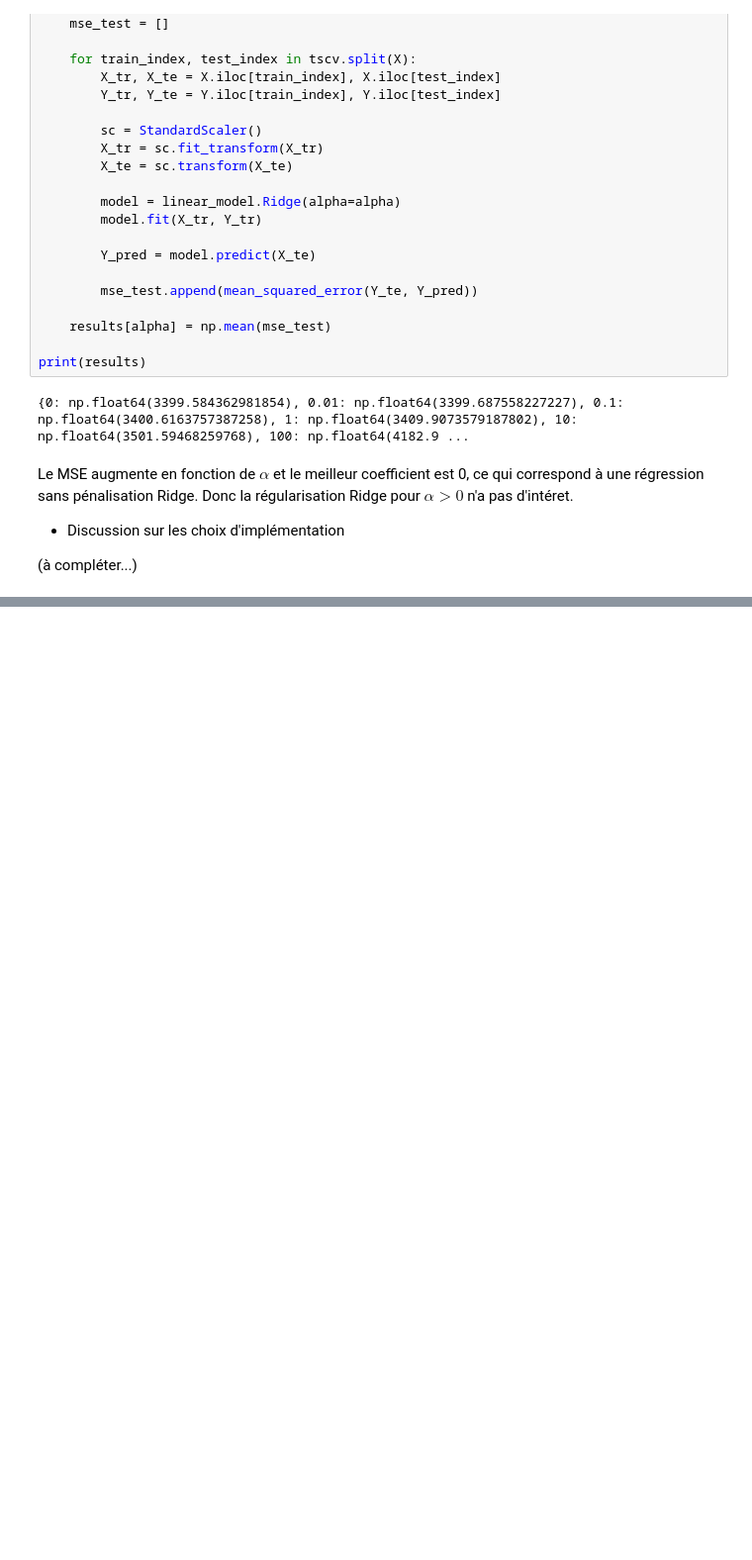
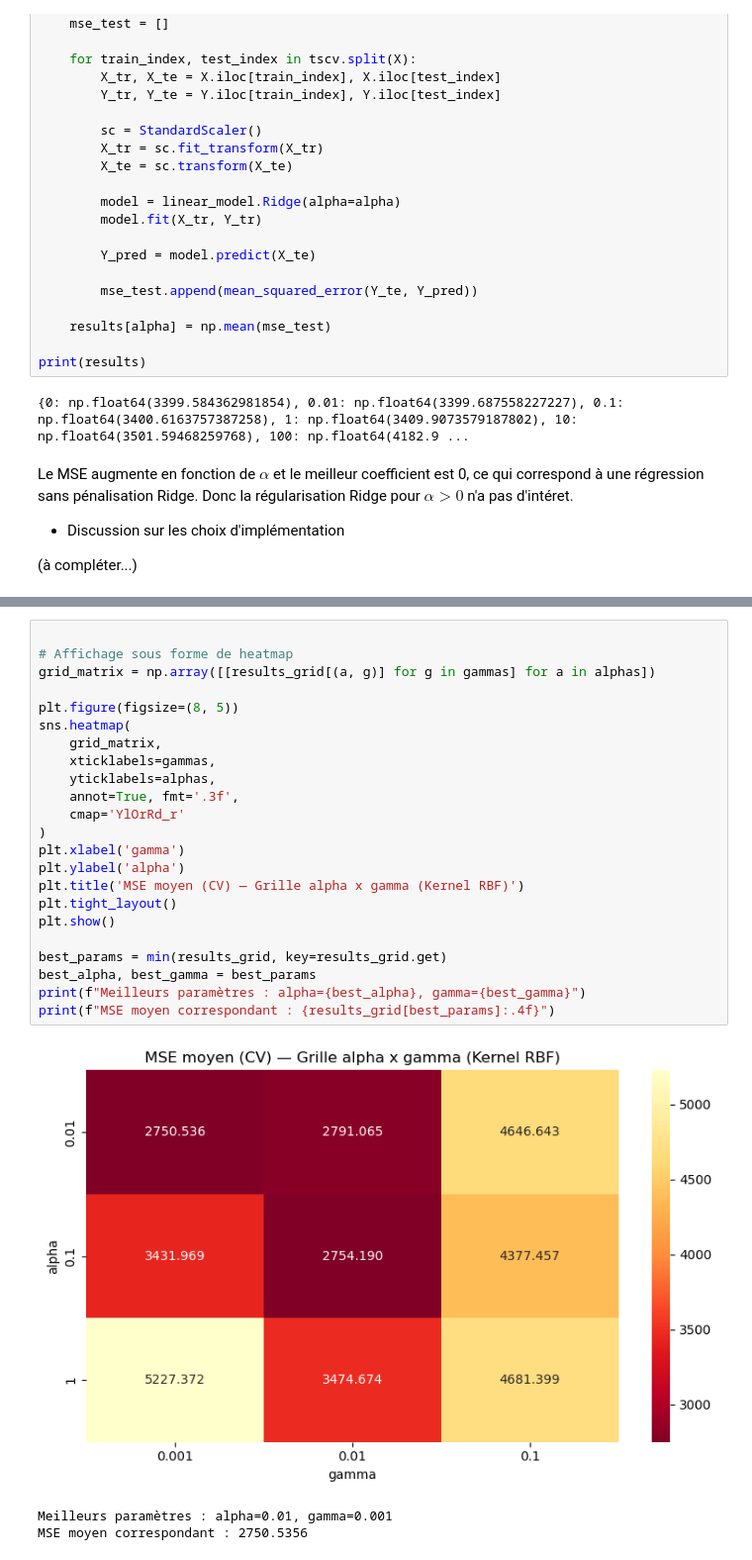
Before and after one commit to NourBouabid/regression_air_quality, a Jupyter notebook: notebook.ipynb, the cells around one changed output, grey strips where cells are left out. Shown at 99% size. Cells and saved outputs as stored; diff of their text form; blank space fills up the shorter version.

```diff
--- a/notebook.ipynb
+++ b/notebook.ipynb
@@ -317,0 +349,27 @@ Le MSE augmente en fonction de $\alpha$ et le meilleur coefficient est 0, ce qui
+# %%
+
+# Affichage sous forme de heatmap
+grid_matrix = np.array([[results_grid[(a, g)] for g in gammas] for a in alphas])
+
+plt.figure(figsize=(8, 5))
+sns.heatmap(
+    grid_matrix,
+    xticklabels=gammas,
+    yticklabels=alphas,
+    annot=True, fmt='.3f',
+    cmap='YlOrRd_r'
+)
+plt.xlabel('gamma')
+plt.ylabel('alpha')
+plt.title('MSE moyen (CV) — Grille alpha x gamma (Kernel RBF)')
+plt.tight_layout()
+plt.show()
+
+best_params = min(results_grid, key=results_grid.get)
+best_alpha, best_gamma = best_params
+print(f"Meilleurs paramètres : alpha={best_alpha}, gamma={best_gamma}")
+print(f"MSE moyen correspondant : {results_grid[best_params]:.4f}")
+# %% [output]
+[figure, added]
+Meilleurs paramètres : alpha=0.01, gamma=0.001
+MSE moyen correspondant : 2750.5356
```
Also changed, not shown: parts of 5 cells of this notebook.
